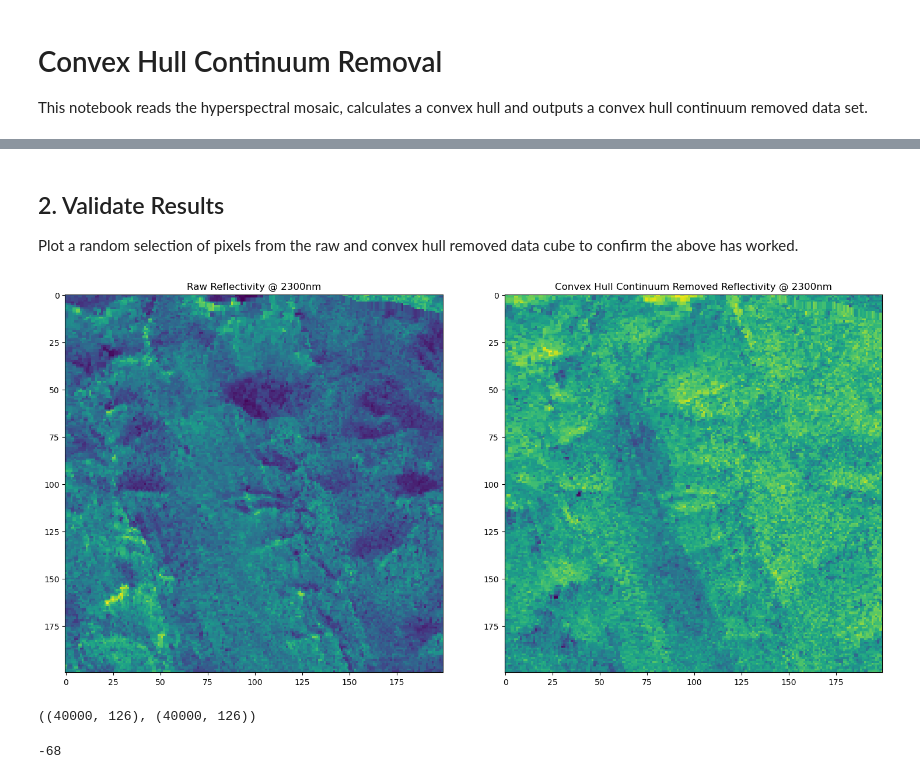
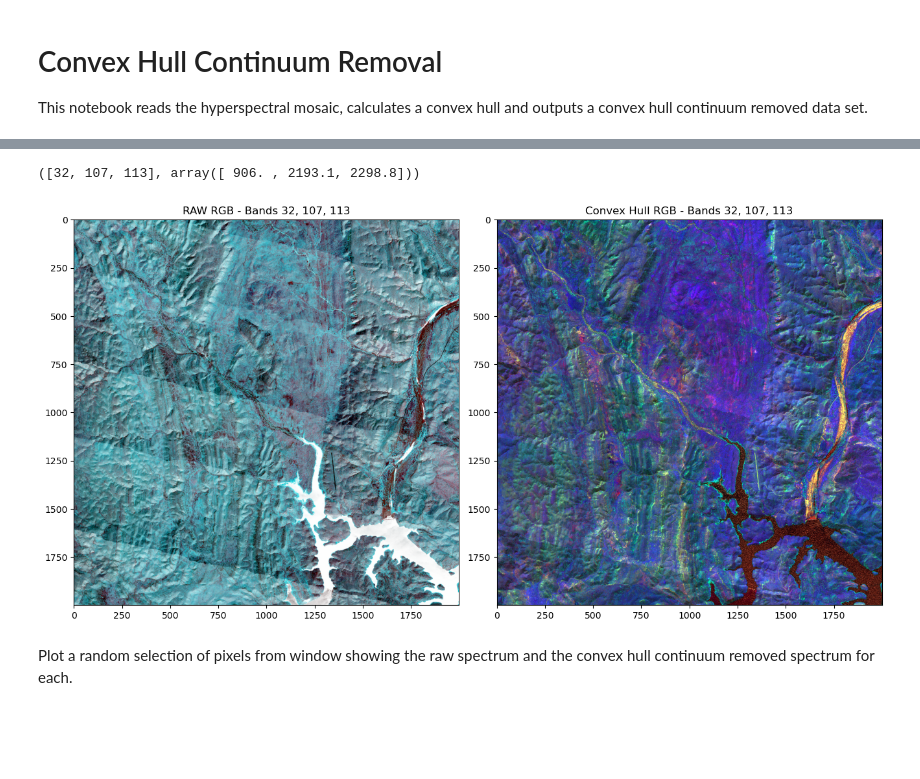
Before and after one commit to Solve-Geosolutions/gsq_hymap, a Jupyter notebook: codes/03_convex_hull_computation.ipynb, the cells around one changed output, grey strips where cells are left out. Drawn from its saved outputs; the diff is of its cells as text; code cells hidden in the pictures; blank space fills up the shorter version.

```diff
--- a/codes/03_convex_hull_computation.ipynb
+++ b/codes/03_convex_hull_computation.ipynb
@@ -27,7 +28,7 @@ This is a pretty slow workflow that runs a pixel-wise convex hull removal proces
 hsi_fn = r'/storage/gsq_hymap/processed/GSQ_block-d_mosaic_ref.dat'
 
 # set path to output convex hull continuum removed ENVI grid
-chull_fn = r'/storage/gsq_hymap/outputs/GSQ_block-d_mosaic_hull.dat'
+cvx_fn = r'/storage/gsq_hymap/outputs/GSQ_block-d_mosaic_hull.dat'
 # %%
 # open the ENVI
 with rasterio.open(hsi_fn,'r') as src:
@@ -37,7 +38,7 @@ with rasterio.open(hsi_fn,'r') as src:
   # get a numpy array of the wavelegnths for each band, use band descriptions
   wvl = np.array([float(x.strip('nm')) for x in src.descriptions])
   # open the output file
-  with rasterio.open(chull_fn,'w',**meta) as dst:
+  with rasterio.open(cvx_fn,'w',**meta) as dst:
     # iterate through the native blockwindows (rows in ENVI grids)
     blockwindows = [x for x in src.block_windows()]
     for ji, block in tqdm(blockwindows):
@@ -46,14 +47,13 @@ with rasterio.open(hsi_fn,'r') as src:
       cvxhul_window = hsi_window.copy()
       for i, pix in enumerate(hsi_window):
         if pix[0] != src.nodata: # only consider non-nodata pixels
-          fpix = pix.copy()
-          fpix[fpix < 0] = 0
-          fpix[0], fpix[-1] = -1, -1
-          # fpix = np.interp(wvl, wvl[mask_b62], pix[mask_b62])       # linear interpolation to fix weird band 62 values
-          cvxhul = ConvexHull(np.vstack([fpix, wvl]).T)             # fit convex hull to fixed spectrum
-          vtx = np.sort(cvxhul.vertices)                            # get sorted vertices of the hull
-          hull = np.interp(np.arange(wvl.shape[0]), vtx, pix[vtx])  # linear interpolation of hull for all wavelengths
-          cvxhul_window[i] = pix - hull                             # remove hull from spectrum and place in output window
+          pix[pix < 0] = 0                                # set negative reflectivities of zero
+          pix[0], pix[-1] = -1, -1                        # set the first and last wavelength reflectivity values to -1
+          cvxhul = ConvexHull(np.vstack([pix, wvl]).T)    # fit convex hull object to the modified spectrum
+          vtx = np.sort(cvxhul.vertices)                  # get sorted vertices of the hull
+          f = interp1d(wvl[vtx], pix[vtx])                # fit a scipy inter1d linear interpolator to hull vertices
+          hull = f(wvl)                                   # linear interpolation of the hull for all wavelengths
+          cvxhul_window[i] = pix - hull                   # remove hull from spectrum and place in output window
       # write the convex hull removed data to the output file
       dst_out = np.zeros((wvl.shape[0],1,cvxhul_window.shape[0]), dtype=cvxhul_window.dtype)
       dst_out[:,0,:] = cvxhul_window.T
@@ -66,32 +70,31 @@ with rasterio.open(hsi_fn,'r') as src:
+# %%
+# read a 1500 by 1500 pixel window from the raw and convex hull mosaics
+read_win = Window(4000, 1500, 2000, 2000)
+raw_win = rasterio.open(hsi_fn,'r').read(window=read_win)
+cvx_win = rasterio.open(cvx_fn,'r').read(window=read_win)
+
+# get indices for wavelengths of interest
+plt_idx = [np.argmin(abs(wvl-900)), np.argmin(abs(wvl-2200)), np.argmin(abs(wvl-2300))]
+f'Fe3+, AlOH and CO3 sensitive bands: {plt_idx} with wavelenghts: {wvl[plt_idx]}'
+# %% [output]
+([32, 107, 113], array([ 906. , 2193.1, 2298.8]))
+# %%
+# plot both windows
+fig, axes = plt.subplots(1,2,figsize=(13,7), constrained_layout=True)
+titles = [f'RAW RGB - Bands {plt_idx[0]}, {plt_idx[1]}, {plt_idx[2]}', f'Convex Hull RGB - Bands {plt_idx[0]}, {plt_idx[1]}, {plt_idx[2]}']
+for d, ax, t in zip([raw_win, cvx_win], axes, titles):
+  # read plotting bands, change dtype
+  d = d[plt_idx].copy().astype('float32')
+  # scale each band to 99.9th percentile
+  for i in range(3):
+    low, high = np.percentile(d[i],0.5), np.percentile(d[i],99.5)
+    d[i,d[i] < low],  d[i,d[i] > high] = low, high
+    d[i] = -(d[i] - d[i].max()) / (d[i].max() - d[i].min())
+  # plot the data
+  ax.imshow(np.moveaxis(d,0,-1))
+  ax.set(title=t)
+plt.show()
+# %% [output]
+[figure, added]
 # %% [markdown]
-## 2. Validate Results
-
-Plot a random selection of pixels from the raw and convex hull removed data cube to confirm the above has worked.
+Plot a random selection of pixels from window showing the raw spectrum and the convex hull continuum removed spectrum for each.
-# %%
-# create a 50 by 50 pixel window from the raw and convex hull mosaics
-read_win = Window(4000, 4000, 200, 200)
-raw_win = rasterio.open(hsi_fn,'r').read(window=read_win)
-cvx_win = rasterio.open(chull_fn,'r').read(window=read_win)
-wvl = np.array([float(x.strip('nm')) for x in rasterio.open(chull_fn,'r').descriptions])
-
-# find the wavelength closest to 2300nm
-crb_idx = np.argmin(abs(wvl-2300))
-
-# plot both windows
-fig, axes = plt.subplots(1,2,figsize=(15,7), constrained_layout=True)
-for d, ax, t in zip([raw_win, cvx_win], axes, ['Raw Reflectivity @ 2300nm', 'Convex Hull Continuum Removed Reflectivity @ 2300nm']):
-  ax.imshow(d[crb_idx])
-  ax.set(title=t)
-plt.show()
-# %% [output]
-[figure, removed]
-# %%
-raw_win = raw_win.reshape((raw_win.shape[0], raw_win.shape[1] * raw_win.shape[2])).T
-cvx_win = cvx_win.reshape((cvx_win.shape[0], cvx_win.shape[1] * cvx_win.shape[2])).T
-raw_win.shape, cvx_win.shape
-# %% [output]
-((40000, 126), (40000, 126))
-# %%
-raw_win.min()
-# %% [output]
--68
```
Also changed, not shown: parts of 6 cells of this notebook, 4 other files.
